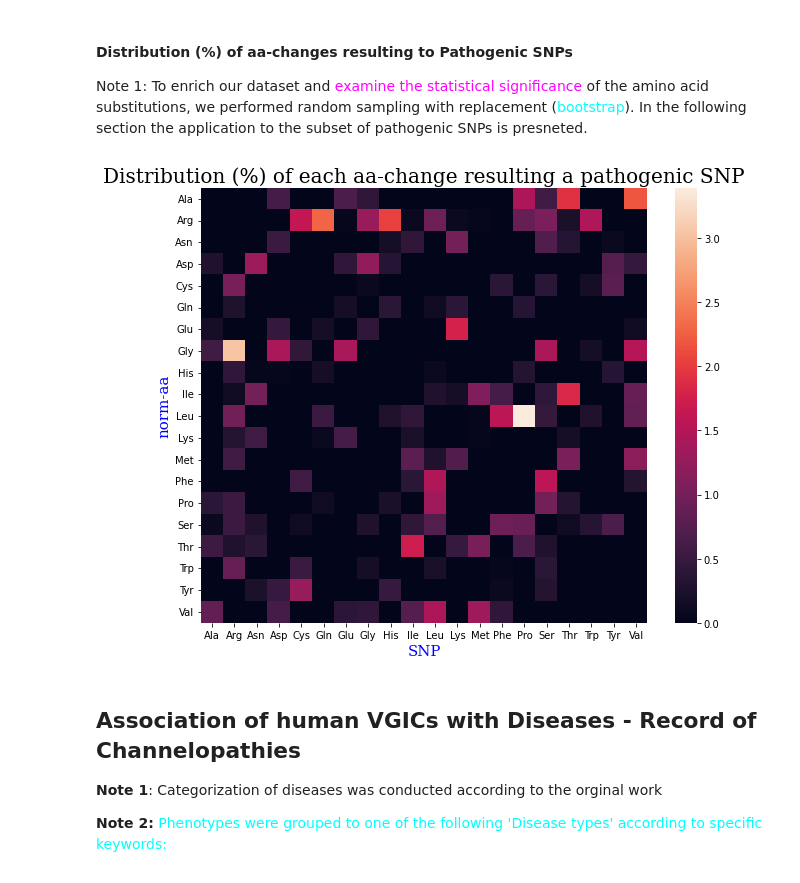
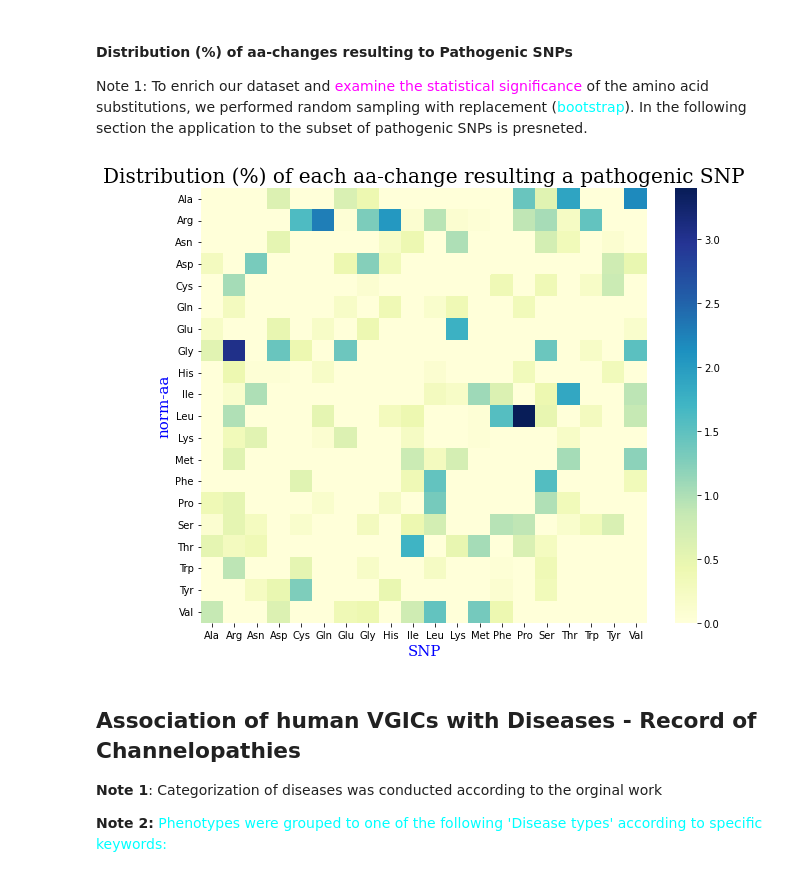
Before and after one commit to MichaelBatskinis95/VGICs, a Jupyter notebook: VGICS.ipynb, the cells around one changed output. Drawn from its saved outputs; the diff is of its cells as text; code cells hidden in the pictures.

```diff
--- a/VGICS.ipynb
+++ b/VGICS.ipynb
@@ -588,23 +588,23 @@ bootstrapped_list = [x.split('_') for boot_list in bootstrapped_samples for x in
 # %%
 #% occuarance of each aa-substitution (viz in heatmaps)
 total_snps = len(bootstrapped_list)
 bootstrapped_df = pd.DataFrame(bootstrapped_list,columns=['normaa','SNP'])
 bootstrapped_df = bootstrapped_df.groupby(['normaa','SNP']).size().reset_index(level='SNP')
 bootstrapped_df.rename({0:"Total SNPs"},axis = 1,inplace = True)
 bootstrapped_df = bootstrapped_df.pivot_table("Total SNPs",'normaa','SNP')
 bootstrapped_df.fillna(0,inplace = True)
 bootstrapped_df = (bootstrapped_df/total_snps)*100
 bootstrapped_df
 
 fig, ax = plt.subplots(figsize=(10,8))
-ax = sns.heatmap(bootstrapped_df, cmap = 'rocket')
+ax = sns.heatmap(bootstrapped_df, cmap = 'YlGnBu')
 plt.title('Distribution (%) of each aa-change resulting a pathogenic SNP',fontdict = {'family':'serif','color':'black','size':20})
 plt.xlabel("SNP",fontdict = {'family':'serif','color':'blue','size':15})
 plt.ylabel("norm-aa",fontdict = {'family':'serif','color':'blue','size':15})
 plt.yticks(rotation = 0)
 plt.show()
 # %% [output]
-[figure, old version]
+[figure, new version]
 # %% [markdown]
 ## Association of human VGICs with Diseases - Record of Channelopathies
 
```
Also changed, not shown: parts of 8 cells of this notebook.
